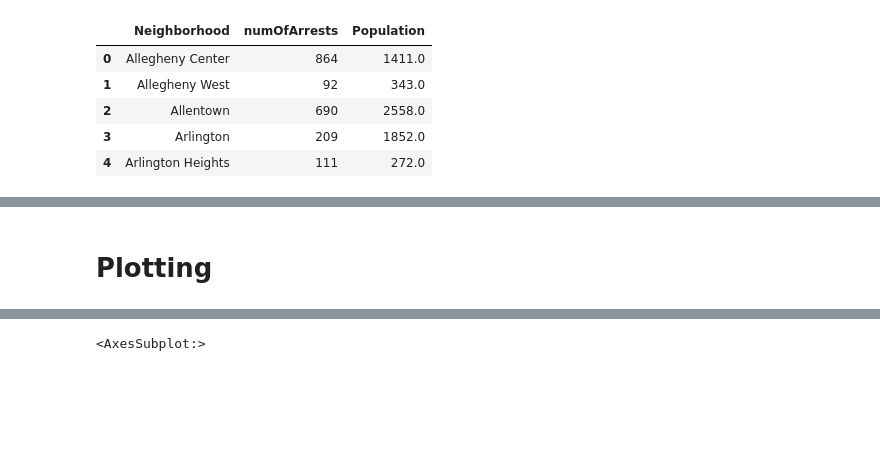
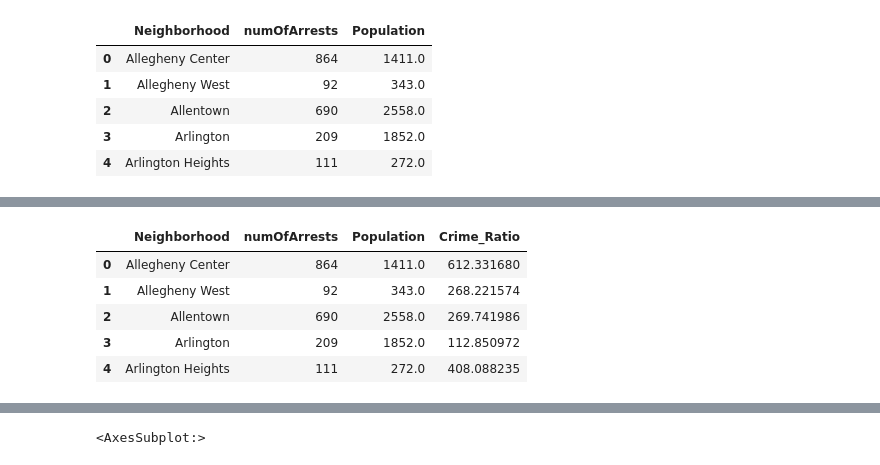
Before and after one commit to songxingyu1118/CMPINF10_Final_Project, a Jupyter notebook: Jonah's-Work.ipynb, the cells around one changed output, grey strips where cells are left out. Saved outputs shown, nothing was run; the diff lists cells and outputs as text; code cells hidden in the pictures; blank space fills up the shorter version.

```diff
--- a/Jonah's-Work.ipynb
+++ b/Jonah's-Work.ipynb
@@ -85,2 +63,13 @@ arrestAndPop.sample(15)
-# %% [markdown]
-# Plotting
+# %%
+# create new column with crime rate calculation
+arrestAndPop["Crime_Ratio"] = arrestAndPop["numOfArrests"] / arrestAndPop["Population"] * 1000
+
+# display data
+arrestAndPop.head()
+# %% [output]
+|  | Neighborhood | numOfArrests | Population | Crime_Ratio |
+| 0 | Allegheny Center | 864 | 1411.0 | 612.331680 |
+| 1 | Allegheny West | 92 | 343.0 | 268.221574 |
+| 2 | Allentown | 690 | 2558.0 | 269.741986 |
+| 3 | Arlington | 209 | 1852.0 | 112.850972 |
+| 4 | Arlington Heights | 111 | 272.0 | 408.088235 |
```
Also changed, not shown: parts of 12 cells of this notebook.
